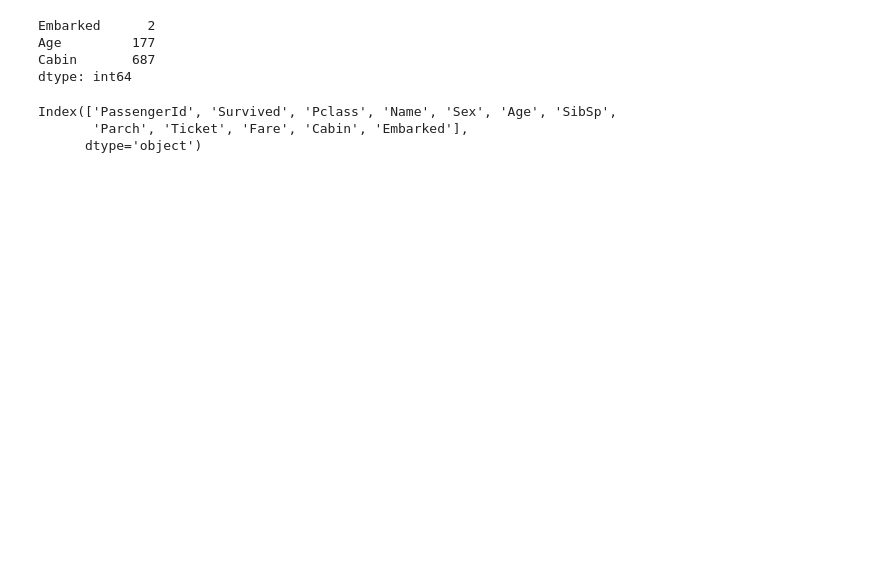
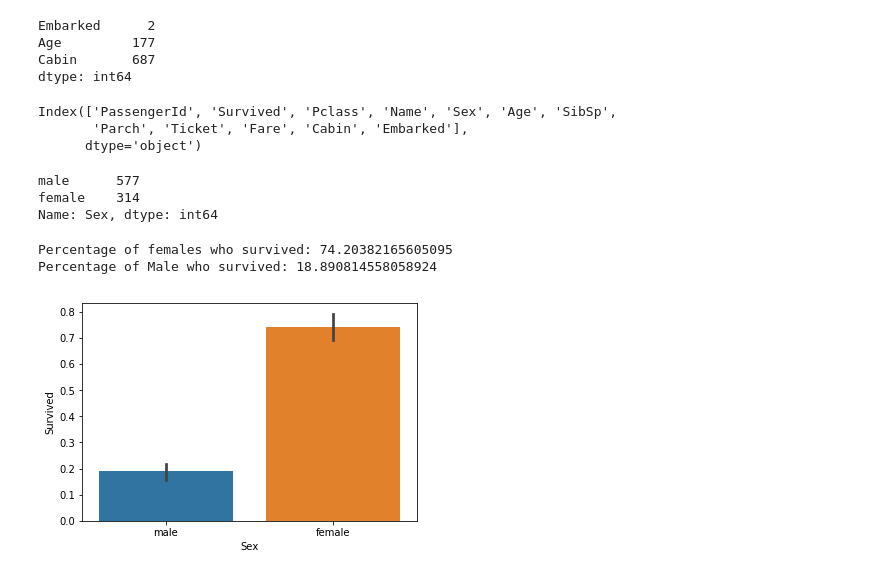
Before and after one commit to innovator-arjun/Titanic-Survival-Prediction, a Jupyter notebook: Titanic-Survival Prediction.ipynb, the cells around one changed output. Drawn from its saved outputs; the diff is of its cells as text; code cells hidden in the pictures; blank space fills up the shorter version.

```diff
--- a/Titanic-Survival Prediction.ipynb
+++ b/Titanic-Survival Prediction.ipynb
@@ -84,5 +84,3 @@ print(tit_train.columns)
 Index(['PassengerId', 'Survived', 'Pclass', 'Name', 'Sex', 'Age', 'SibSp',
        'Parch', 'Ticket', 'Fare', 'Cabin', 'Embarked'],
       dtype='object')
-# %%
-tit_train=tit_train['Age'].notnull()
@@ -90,0 +87,18 @@ predict=['Pclass','Sex','SibSp','Parch']
+# %%
+tit_train.Sex.value_counts()
+# %% [output]
+male      577
+female    314
+Name: Sex, dtype: int64
+# %%
+import seaborn as sns
+sns.barplot(x='Sex',y='Survived',data=tit_train)
+
+print("Percentage of females who survived:", tit_train["Survived"][tit_train["Sex"] == 'female'].value_counts(normalize = True)[1]*100)
+
+
+print("Percentage of Male who survived:", tit_train["Survived"][tit_train["Sex"] == 'male'].value_counts(normalize = True)[1]*100)
+# %% [output]
+Percentage of females who survived: 74.20382165605095
+Percentage of Male who survived: 18.890814558058924
+[figure, added]
```
Also changed, not shown: parts of 2 cells of this notebook.
